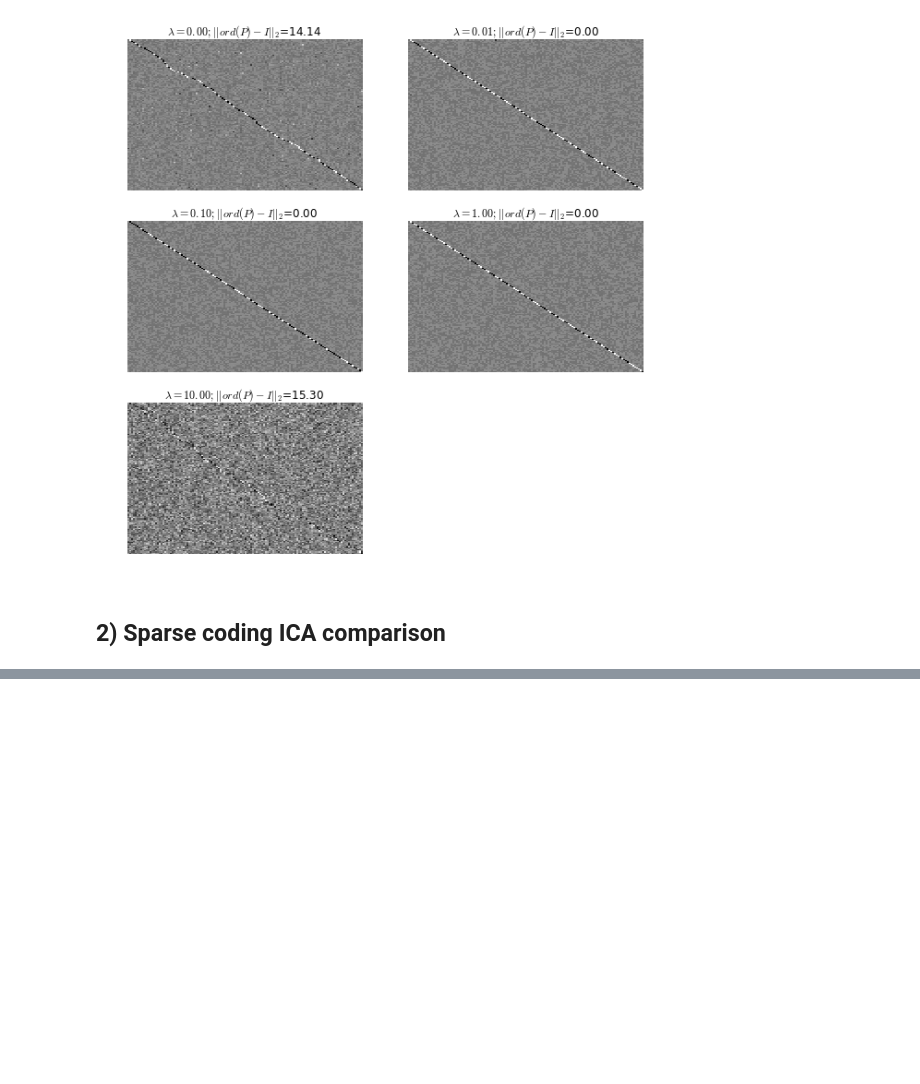
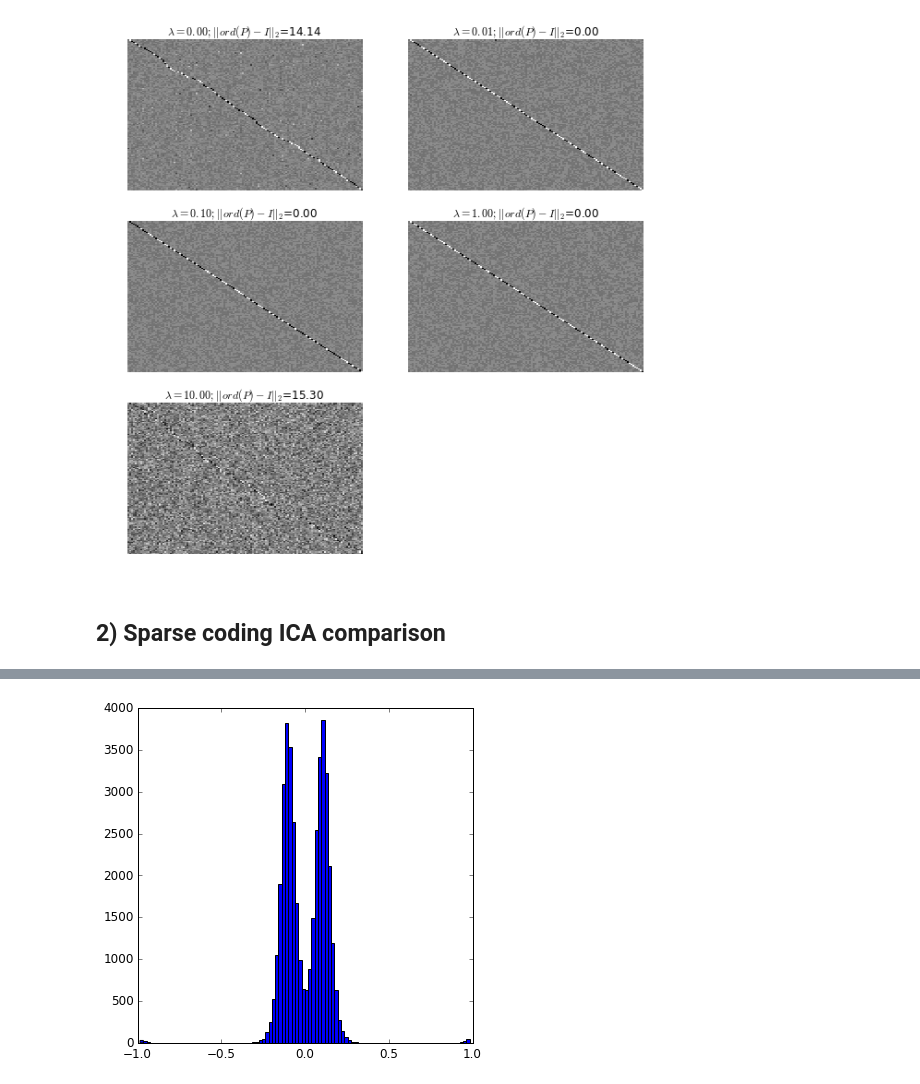
Before and after one commit to JesseLivezey/oc_ica, a Jupyter notebook: ica_sparse_coding_comparison.ipynb, the cells around one changed output, grey strips where cells are left out. Drawn from its saved outputs; the diff is of its cells as text; code cells hidden in the pictures; blank space fills up the shorter version.

```diff
--- a/ica_sparse_coding_comparison.ipynb
+++ b/ica_sparse_coding_comparison.ipynb
@@ -262,0 +335,5 @@ plot_results(ica_bases,sc_bases,W)
+# %%
+Z = W.dot(sc_bases.T)
+h = plt.hist(Z.flatten(),100)
+# %% [output]
+[figure, added]
```
Also changed, not shown: parts of 10 cells of this notebook.
